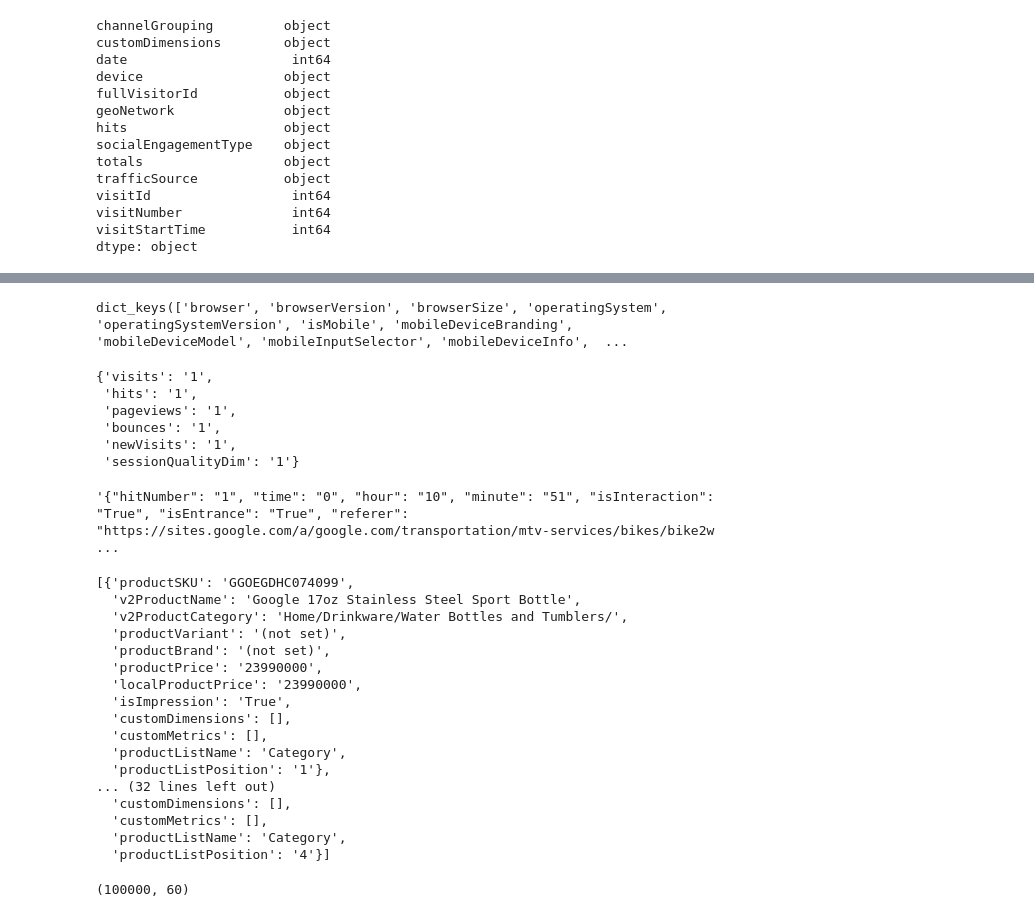
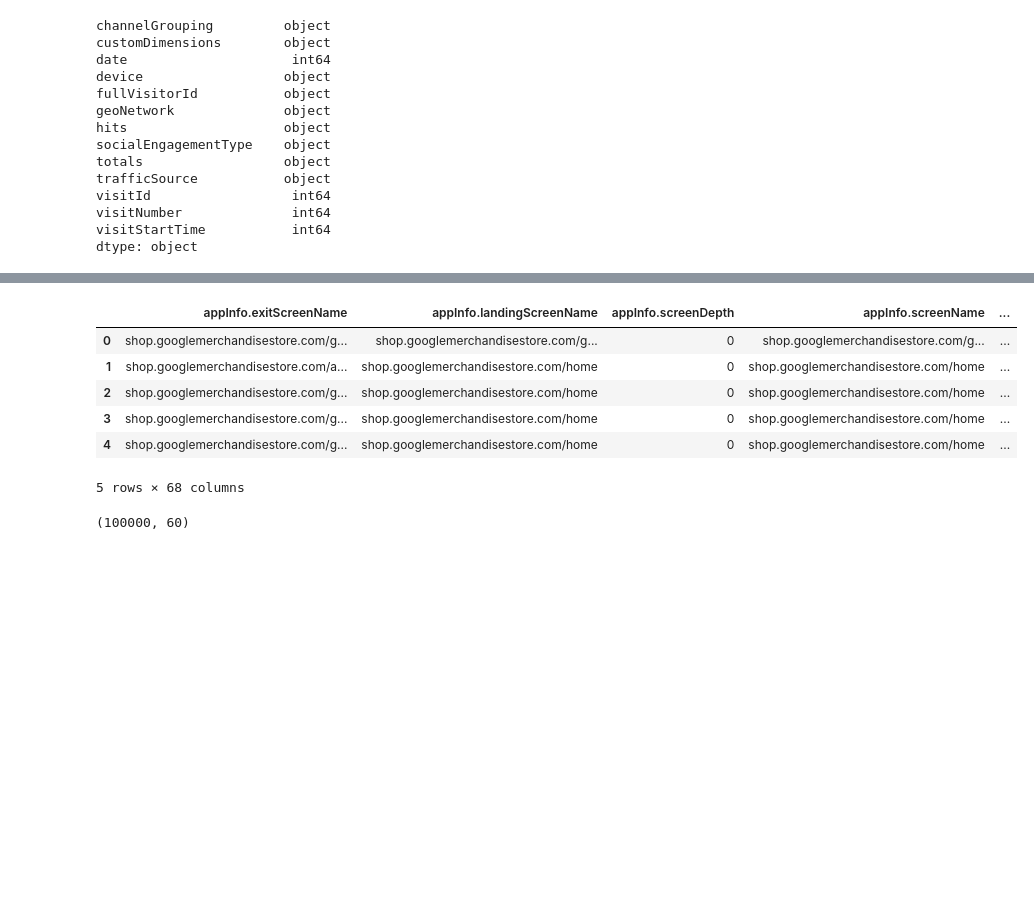
Before and after one commit to sobyl/Google_Analytics_Customer_Revenue_Prediction, a Jupyter notebook: data_explore.ipynb, the cells around one changed output, grey strips where cells are left out. Saved outputs shown, nothing was run; the diff lists cells and outputs as text; code cells hidden in the pictures; blank space fills up the shorter version.

```diff
--- a/kernel.ipynb
+++ b/data_explore.ipynb
@@ -87,40 +60,15 @@ json_normalize(json.loads(train_df.customDimensions[0][1:-1].replace("'",'''"'''
-# %%
-train_df.device[0].keys()
-# %% [output]
-dict_keys(['browser', 'browserVersion', 'browserSize', 'operatingSystem', 'operatingSystemVersion', 'isMobile', 'mobileDeviceBranding', 'mobileDeviceModel', 'mobileInputSelector', 'mobileDeviceInfo',  ...
-# %%
-train_df.totals[0]
-# %% [output]
-{'visits': '1',
- 'hits': '1',
- 'pageviews': '1',
- 'bounces': '1',
- 'newVisits': '1',
- 'sessionQualityDim': '1'}
-# %%
-train_df.hits[1][1:-1].replace("'",'''"''').replace("True",'''"True"''')
-# %% [output]
-'{"hitNumber": "1", "time": "0", "hour": "10", "minute": "51", "isInteraction": "True", "isEntrance": "True", "referer": "https://sites.google.com/a/google.com/transportation/mtv-services/bikes/bike2w ...
-# %%
-json.loads(train_df.hits[0][1:-1].replace("'",'''"''').replace("True",'''"True"'''))['product']
-# %% [output]
-[{'productSKU': 'GGOEGDHC074099',
-  'v2ProductName': 'Google 17oz Stainless Steel Sport Bottle',
-  'v2ProductCategory': 'Home/Drinkware/Water Bottles and Tumblers/',
-  'productVariant': '(not set)',
-  'productBrand': '(not set)',
-  'productPrice': '23990000',
-  'localProductPrice': '23990000',
-  'isImpression': 'True',
-  'customDimensions': [],
-  'customMetrics': [],
-  'productListName': 'Category',
-  'productListPosition': '1'},
-... (32 lines left out)
-  'customDimensions': [],
-  'customMetrics': [],
-  'productListName': 'Category',
-  'productListPosition': '4'}]
+# %%
+hits_chunk = json_normalize(train_df['hits'].apply(lambda x: literal_eval(x)[0] if x != "[]" else literal_eval("{}")))
+# %%
+hits_chunk.head()
+# %% [output]
+|  | appInfo.exitScreenName | appInfo.landingScreenName | appInfo.screenDepth | appInfo.screenName | ... |
+| 0 | shop.googlemerchandisestore.com/g... | shop.googlemerchandisestore.com/g... | 0 | shop.googlemerchandisestore.com/g... | ... |
+| 1 | shop.googlemerchandisestore.com/a... | shop.googlemerchandisestore.com/home | 0 | shop.googlemerchandisestore.com/home | ... |
+| 2 | shop.googlemerchandisestore.com/g... | shop.googlemerchandisestore.com/home | 0 | shop.googlemerchandisestore.com/home | ... |
+| 3 | shop.googlemerchandisestore.com/g... | shop.googlemerchandisestore.com/home | 0 | shop.googlemerchandisestore.com/home | ... |
+| 4 | shop.googlemerchandisestore.com/g... | shop.googlemerchandisestore.com/home | 0 | shop.googlemerchandisestore.com/home | ... |
+5 rows × 68 columns
 # %%
 for column in j_col:
     column_as_df = json_normalize(train_df[column])
```
Also changed, not shown: parts of 17 cells of this notebook, 1 other file.
